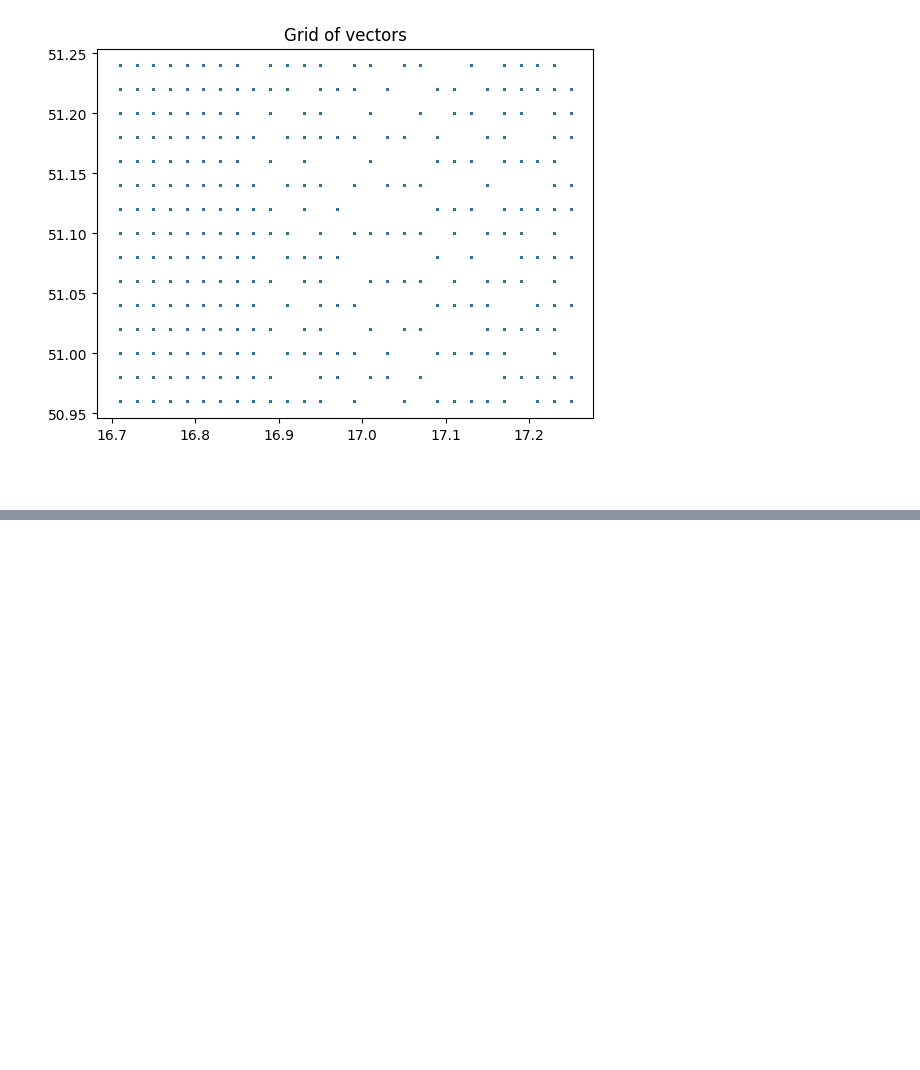
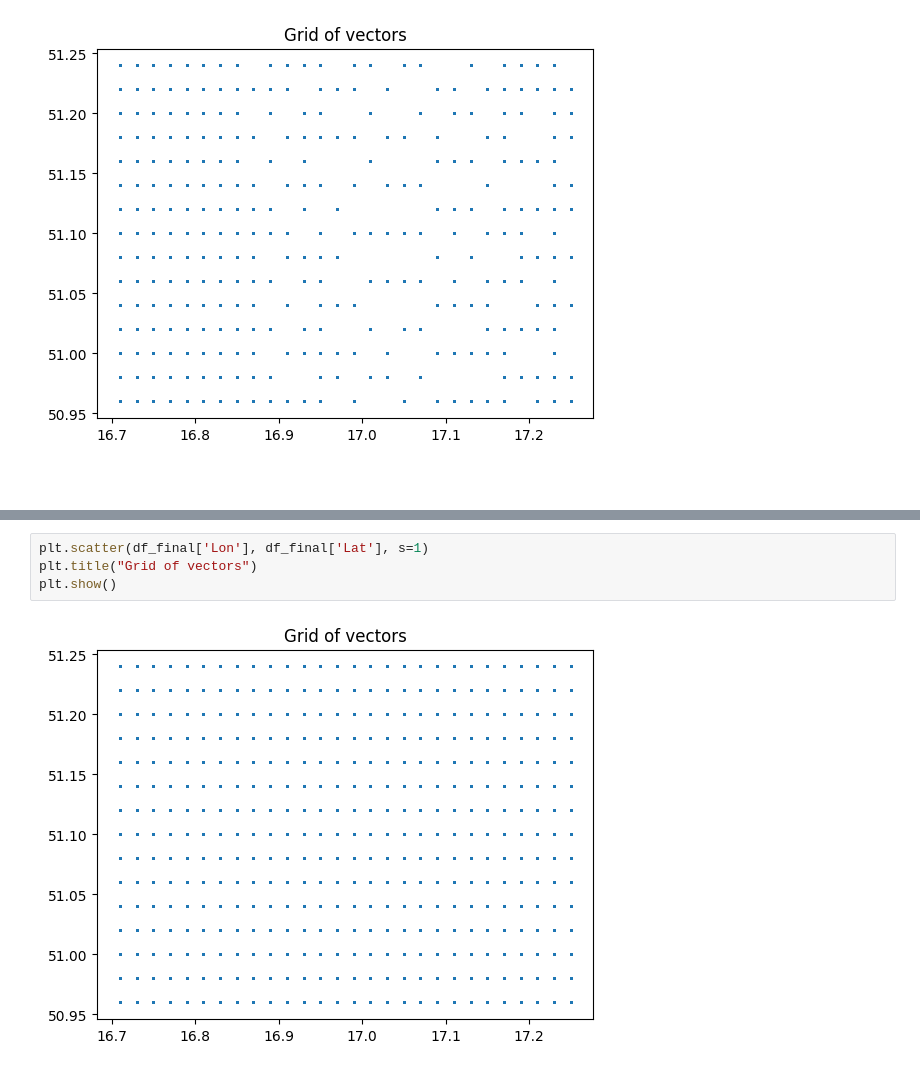
Before and after one commit to AleksandraPonikowska/space-water-solutions, a Jupyter notebook: notebooks/01_data ingestion.ipynb, the cells around one changed output, grey strips where cells are left out. Saved outputs shown, nothing was run; the diff lists cells and outputs as text; blank space fills up the shorter version.

```diff
--- a/notebooks/01_data ingestion.ipynb
+++ b/notebooks/01_data ingestion.ipynb
@@ -74,0 +124,6 @@ plt.show()
+# %%
+plt.scatter(df_final['Lon'], df_final['Lat'], s=1)
+plt.title("Grid of vectors")
+plt.show()
+# %% [output]
+[figure, added]
```
Also changed, not shown: parts of 1 cell of this notebook, 5 other files.
